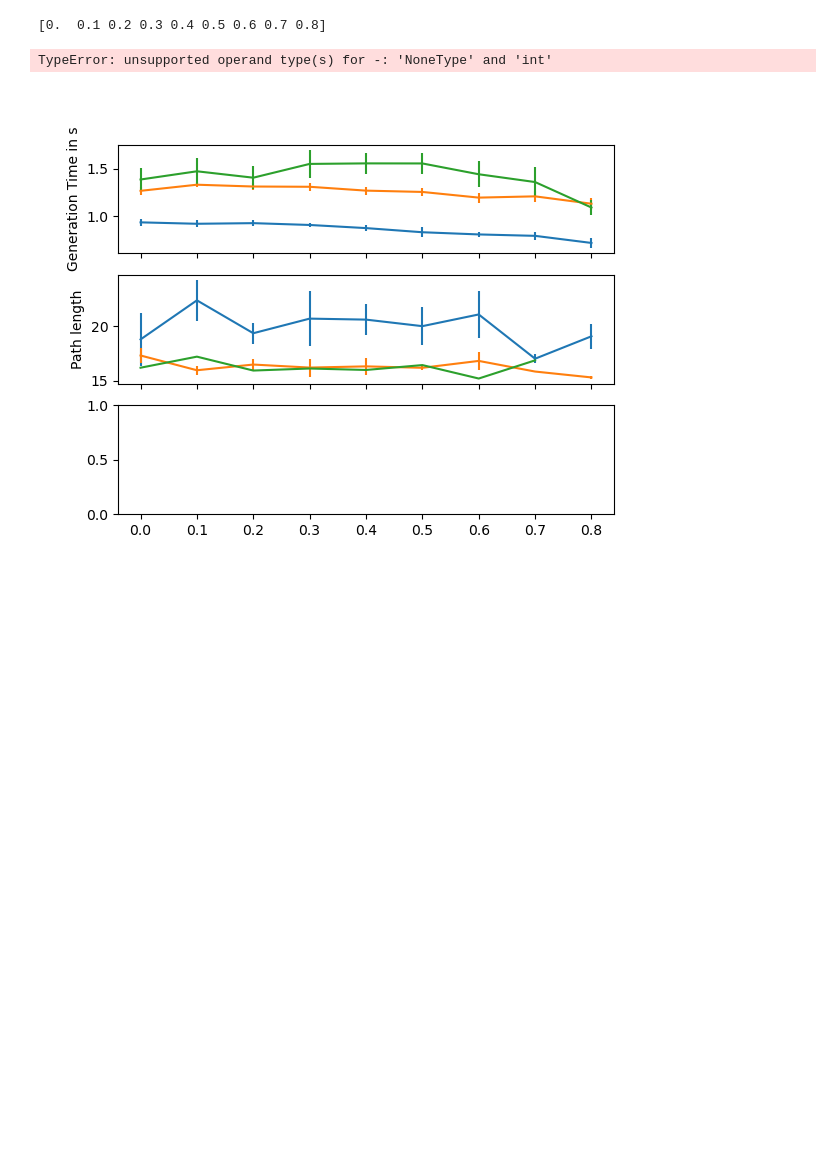
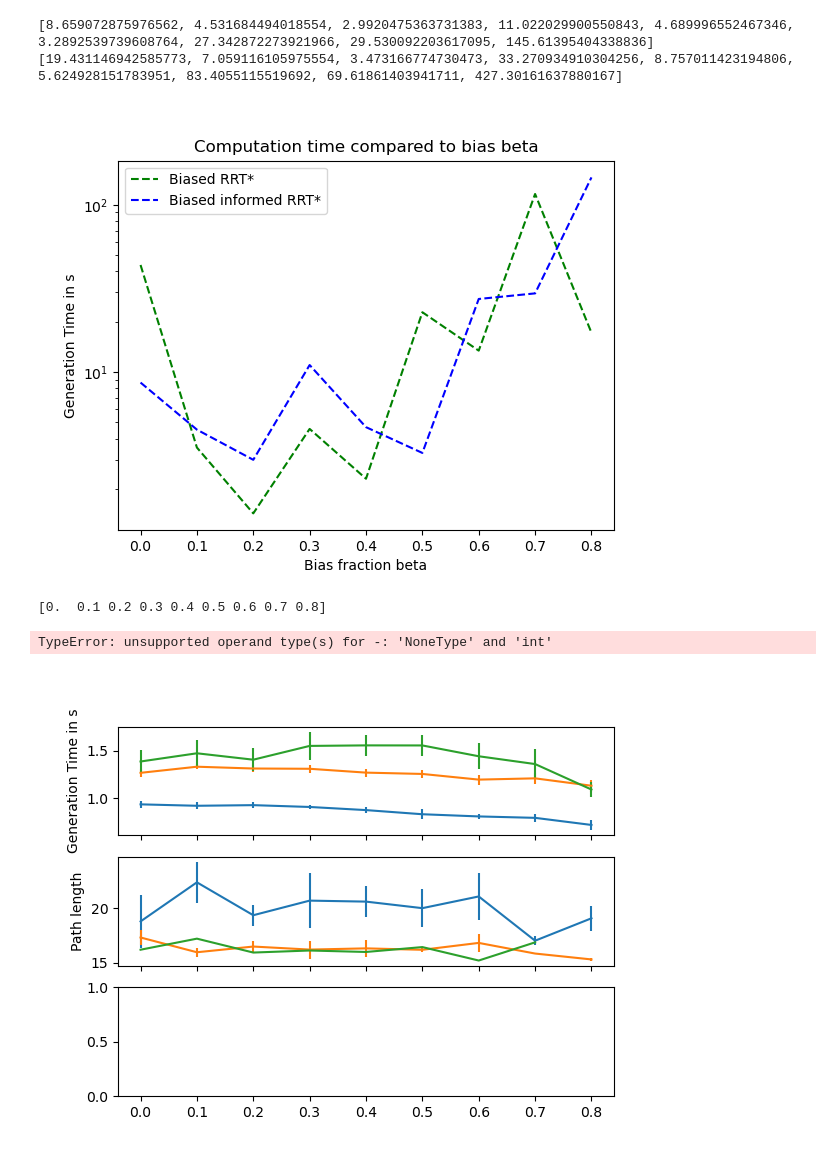
Before and after one commit to andrejcarlo/pdm_drone, a Jupyter notebook: 3D RRT.ipynb, the cells around one changed output. Cells and saved outputs as stored; diff of their text form; code cells hidden in the pictures; blank space fills up the shorter version.

```diff
--- a/3D RRT.ipynb
+++ b/3D RRT.ipynb
@@ -472,3 +658,26 @@ The Dijkstra path finding took: 0.0020003318786621094s
+# %%
+fig = plt.figure()
+bias_list = np.linspace(0,0.8,9)
+plt.yscale('log')
+plt.ylabel('Generation Time in s')
+plt.xlabel('Bias fraction beta')
+
+#plt.errorbar(bias_list, average_BRRT_times, yerr = std_BRRT_times, label = "Biased RRT", linestyle='--', color = 'o', ecolor='black', capsize=10)
+#plt.errorbar(bias_list, average_BRRTs_times, yerr = [i * (1.95/np.sqrt(sample_size)) for i in std_BRRTs_times] , label = "Biased RRT*", linestyle='--', color = 'g')
+#plt.errorbar(bias_list, average_iRRTs_times, yerr = std_iRRTs_times, label = "informed RRT*", color = 'b', ecolor='black', capsize=10)
+#plt.errorbar(bias_list, average_iBRRTs_times, yerr = [i * (1.95/np.sqrt(sample_size)) for i in std_iBRRTs_times], label = "Biased informed RRT*", linestyle='--', color = 'b')
+
+plt.plot(bias_list, average_BRRTs_times, label = "Biased RRT*", linestyle='--', color = 'g')
+
+plt.plot(bias_list, average_iBRRTs_times, label = "Biased informed RRT*", linestyle='--', color = 'b')
+plt.title('Computation time compared to bias beta')
+plt.legend()
+print(average_iBRRTs_times)
+print(std_iBRRTs_times)
+# %% [output]
+[8.659072875976562, 4.531684494018554, 2.9920475363731383, 11.022029900550843, 4.689996552467346, 3.2892539739608764, 27.342872273921966, 29.530092203617095, 145.61395404338836]
+[19.431146942585773, 7.059116105975554, 3.473166774730473, 33.270934910304256, 8.757011423194806, 5.624928151783951, 83.4055115519692, 69.61861403941711, 427.30161637880167]
+[figure, added]
 # %%
 # Doing many iterations and compare, will take some time
 if __name__ == '__main__':
```
Also changed, not shown: parts of 4 cells of this notebook.
